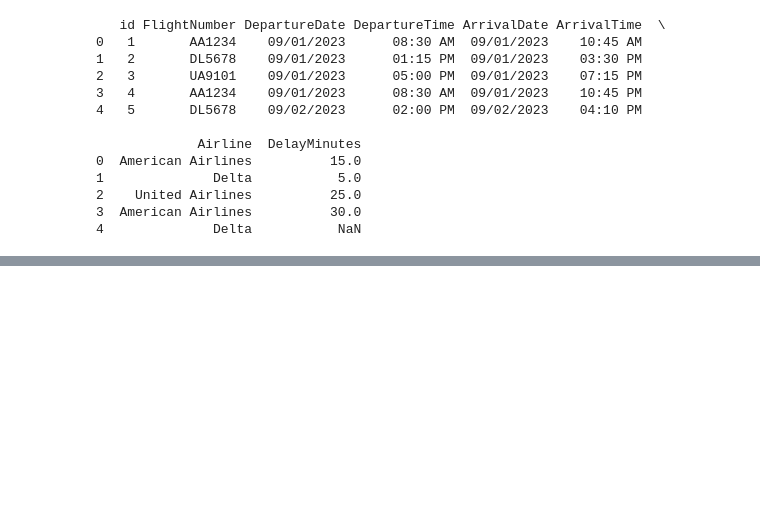
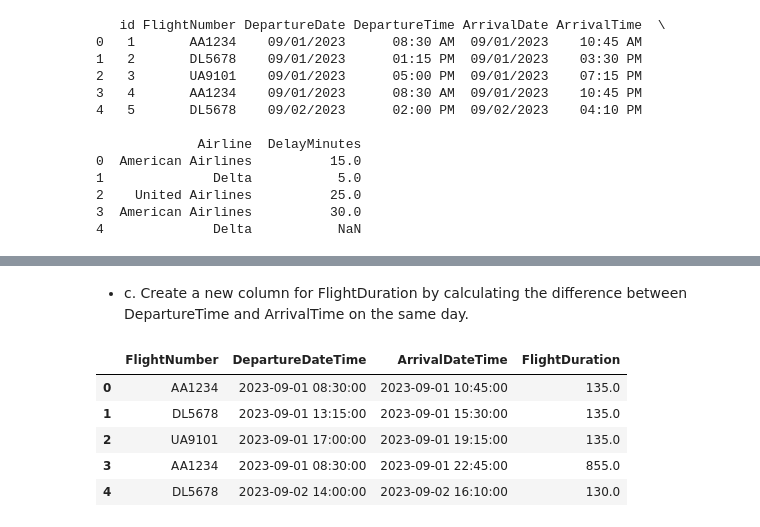
Before and after one commit to viseshagarwal/Akasa-Air-Analytics-Assignment, a Jupyter notebook: Assignment.ipynb, the cells around one changed output, grey strips where cells are left out. Cells and saved outputs as stored; diff of their text form; code cells hidden in the pictures; blank space fills up the shorter version.

```diff
--- a/Assignment.ipynb
+++ b/Assignment.ipynb
@@ -91,0 +231,11 @@ finally:
+# %%
+# Ensure all column data types are appropriate (e.g., dates as date types, times as time types).
+df['FlightNumber'] = df['FlightNumber'].astype(str)
+df["DepartureDate"] = pd.to_datetime(df["DepartureDate"])
+df["ArrivalDate"] = pd.to_datetime(df["ArrivalDate"])
+df["DepartureTime"] = pd.to_datetime(df["DepartureTime"])
+df["ArrivalTime"] = pd.to_datetime(df["ArrivalTime"])
+df["DelayMinutes"] = df["DelayMinutes"].astype(int)
+df['Airline']=df['Airline'].astype(str)
+print(df.dtypes)
+print(df.head(5))
@@ -91,0 +328,18 @@ finally:
+# %% [markdown]
+- c. Create a new column for FlightDuration by calculating the difference between DepartureTime and ArrivalTime on the same day.
+# %%
+# Calculate FlightDuration in minutes
+df["FlightDuration"] = (
+    df["ArrivalDateTime"] - df["DepartureDateTime"]
+).dt.total_seconds() / 60
+
+# If ArrivalDateTime is on the next day, FlightDuration will still be accurate
+# Verify FlightDuration
+df[["FlightNumber", "DepartureDateTime", "ArrivalDateTime", "FlightDuration"]].head()
+# %% [output]
+|  | FlightNumber | DepartureDateTime | ArrivalDateTime | FlightDuration |
+| 0 | AA1234 | 2023-09-01 08:30:00 | 2023-09-01 10:45:00 | 135.0 |
+| 1 | DL5678 | 2023-09-01 13:15:00 | 2023-09-01 15:30:00 | 135.0 |
+| 2 | UA9101 | 2023-09-01 17:00:00 | 2023-09-01 19:15:00 | 135.0 |
+| 3 | AA1234 | 2023-09-01 08:30:00 | 2023-09-01 22:45:00 | 855.0 |
+| 4 | DL5678 | 2023-09-02 14:00:00 | 2023-09-02 16:10:00 | 130.0 |
```
Also changed, not shown: parts of 32 cells of this notebook, 1 other file.
